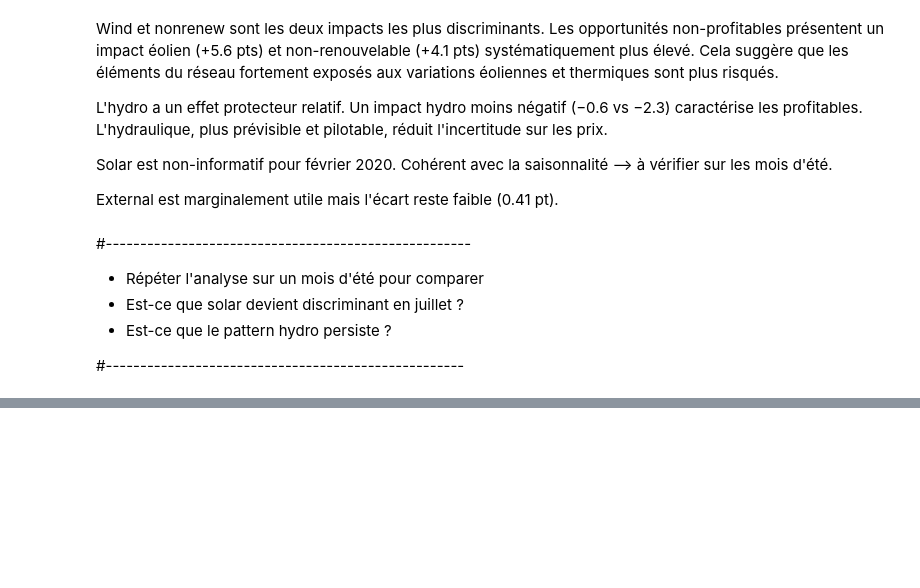
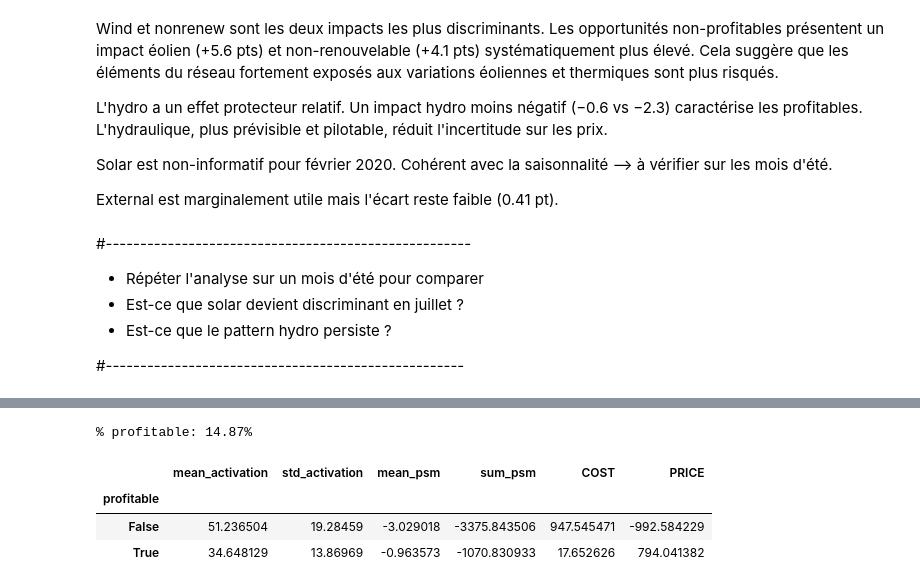
Before and after one commit to MPelland-programming/DataChallenge2026, a Jupyter notebook: experimentation_cristian/experimentation_cristian.ipynb, the cells around one changed output, grey strips where cells are left out. Saved outputs shown, nothing was run; the diff lists cells and outputs as text; code cells hidden in the pictures; blank space fills up the shorter version.

```diff
--- a/experimentation_cristian/experimentation_cristian.ipynb
+++ b/experimentation_cristian/experimentation_cristian.ipynb
@@ -306,0 +360,27 @@ External est marginalement utile mais l'écart reste faible (0.41 pt).
+# %%
+# Calculer le profit réel pour ce mois cible
+target_filter = filterdf_summer.copy()
+target_profits = loader.get_price_cost_profit(filterdf=target_filter)
+
+# Agréger les sims au niveau mensuel par EID/PEAKID (moyenne sur les heures et scénarios)
+sim_agg = monthly_sim.groupby(['EID','PEAKID']).agg(
+    mean_activation=('m_ACTIVATIONLEVEL', 'mean'),
+    std_activation=('m_ACTIVATIONLEVEL', 'std'),
+    mean_psm=('m_PSM', 'mean'),
+    sum_psm=('m_PSM', 'sum'),
+).reset_index()
+
+#joindre avec profits
+analysis = pd.merge(sim_agg, target_profits, on=['EID','PEAKID'], how='inner')
+analysis['profitable'] = analysis['PROFIT'] > 0
+print(f"% profitable: {analysis['profitable'].mean():.2%}")
+# %% [output]
+% profitable: 14.87%
+# %%
+# Comparer les distributions profitable vs non-profitable (mois de juillet 2020)
+analysis.groupby('profitable')[['mean_activation','std_activation','mean_psm','sum_psm','COST','PRICE']].mean()
+# %% [output]
+|  | mean_activation | std_activation | mean_psm | sum_psm | COST | PRICE |
+| profitable |  |  |  |  |  |  |
+| False | 51.236504 | 19.28459 | -3.029018 | -3375.843506 | 947.545471 | -992.584229 |
+| True | 34.648129 | 13.86969 | -0.963573 | -1070.830933 | 17.652626 | 794.041382 |
```
Also changed, not shown: parts of 18 cells of this notebook.
